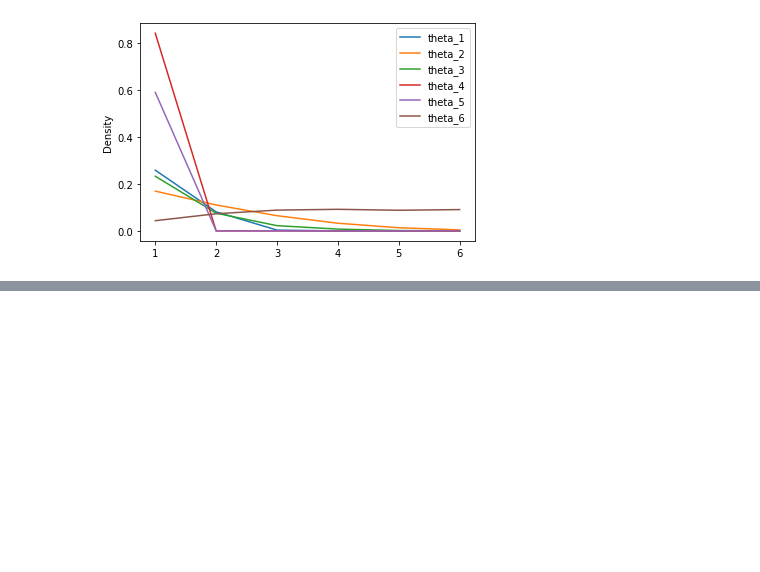
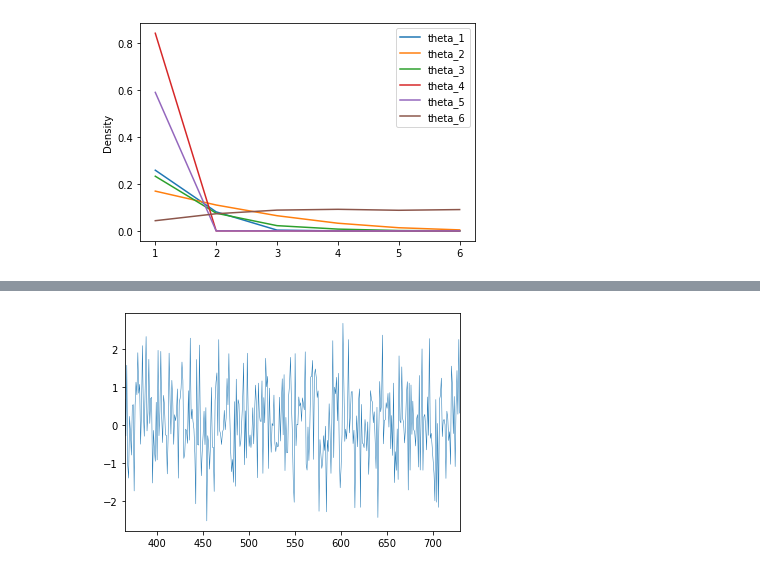
Before and after one commit to AyaneMitsurugi/Data_Analytics, a Jupyter notebook: Lab1/review.ipynb, the cells around one changed output, grey strips where cells are left out. Drawn from its saved outputs; the diff is of its cells as text; code cells hidden in the pictures; blank space fills up the shorter version.

```diff
--- a/Lab1/review.ipynb
+++ b/Lab1/review.ipynb
@@ -213,2 +217,5 @@ data.plot.kde(ind=[1, 2, 3, 4, 5, 6])
 # %%
-#Repeat analysis for columns $\theta_1$-$\theta_4$ in 2018.
+#Repeat analysis for columns $\theta_1$-$\theta_4$ in 2018
+
+data = pd.read_csv("Data1.csv")
+print(data) #[1095 rows x 7 columns]
@@ -214,0 +243,2 @@ data.plot.kde(ind=[1, 2, 3, 4, 5, 6])
+# %%
+data.rename( columns={'Unnamed: 0':'date'}, inplace=True )
@@ -214,0 +251,4 @@ data.plot.kde(ind=[1, 2, 3, 4, 5, 6])
+# %%
+bool_series = data['date'].between('2018-01-01', '2018-12-31', inclusive=True)
+data = data[bool_series]
+print(data)
@@ -214,0 +270,6 @@ data.plot.kde(ind=[1, 2, 3, 4, 5, 6])
+# %%
+#Plot all columns as time series.
+
+data['theta_1'].plot(linewidth=0.5);
+# %% [output]
+[figure, added]
```
Also changed, not shown: parts of 21 cells of this notebook.
